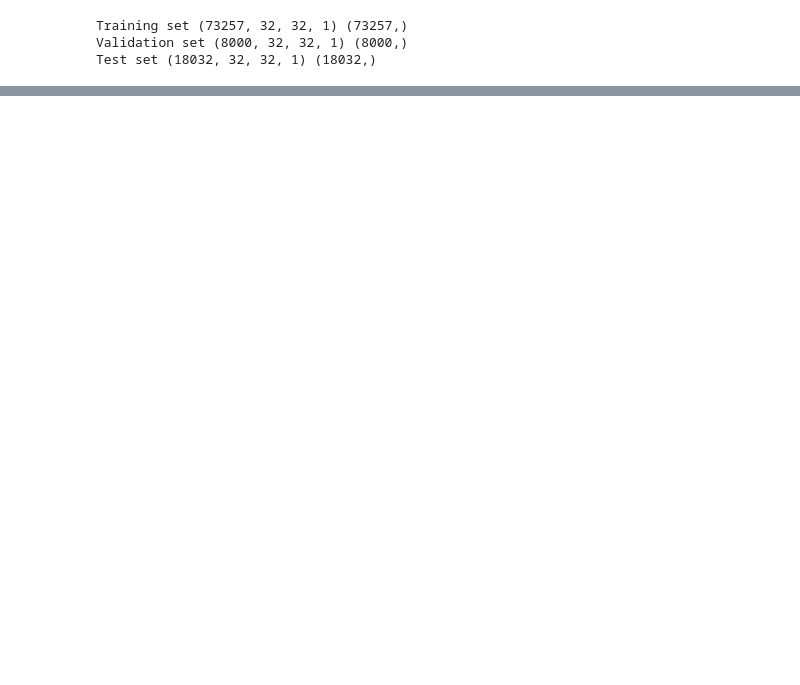
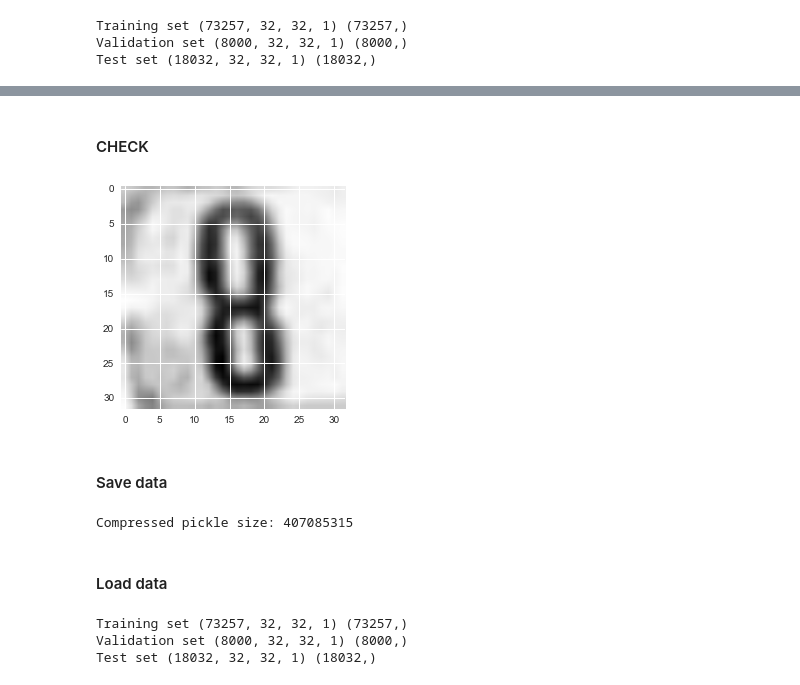
Before and after one commit to archelogos/sequence-detector, a Jupyter notebook: capstone_project/single_digit_SVHN.ipynb, the cells around one changed output, grey strips where cells are left out. Drawn from its saved outputs; the diff is of its cells as text; code cells hidden in the pictures; blank space fills up the shorter version.

```diff
--- a/capstone_project/single_digit_SVHN.ipynb
+++ b/capstone_project/single_digit_SVHN.ipynb
@@ -210,0 +224,58 @@ Test set (18032, 32, 32, 1) (18032,)
+# %% [markdown]
+#### CHECK
+# %%
+#rd = random.randint(0, len(train_dataset))
+rd = 900
+sample = train_dataset[rd,:,:,:]
+sample = sample.reshape(sample.shape[0], sample.shape[1],).astype(np.float32)
+plt.imshow(sample)
+plt.show()
+# %% [output]
+[figure, added]
+# %% [markdown]
+#### Save data
+# %%
+# TODO -> DATA TO PICKLE?
+pickle_file = 'SVHN.pickle'
+
+try:
+  f = open(pickle_file, 'wb')
+  save = {
+    'train_dataset': train_dataset,
+    'train_labels': train_labels,
+    'valid_dataset': valid_dataset,
+    'valid_labels': valid_labels,
+    'test_dataset': test_dataset,
+    'test_labels': test_labels,
+    }
+  pickle.dump(save, f, pickle.HIGHEST_PROTOCOL)
+  f.close()
+except Exception as e:
+  print('Unable to save data to', pickle_file, ':', e)
+  raise
+
+statinfo = os.stat(pickle_file)
+print('Compressed pickle size:', statinfo.st_size)
+# %% [output]
+Compressed pickle size: 407085315
+# %% [markdown]
+#### Load data
+# %%
+pickle_file = 'SVHN.pickle'
+
+with open(pickle_file, 'rb') as f:
+  save = pickle.load(f)
+  train_dataset = save['train_dataset']
+  train_labels = save['train_labels']
+  valid_dataset = save['valid_dataset']
+  valid_labels = save['valid_labels']
+  test_dataset = save['test_dataset']
+  test_labels = save['test_labels']
+  del save  # hint to help gc free up memory
+  print('Training set', train_dataset.shape, train_labels.shape)
+  print('Validation set', valid_dataset.shape, valid_labels.shape)
+  print('Test set', test_dataset.shape, test_labels.shape)
+# %% [output]
+Training set (73257, 32, 32, 1) (73257,)
+Validation set (8000, 32, 32, 1) (8000,)
+Test set (18032, 32, 32, 1) (18032,)
```
Also changed, not shown: parts of 14 cells of this notebook, 2 other files.
